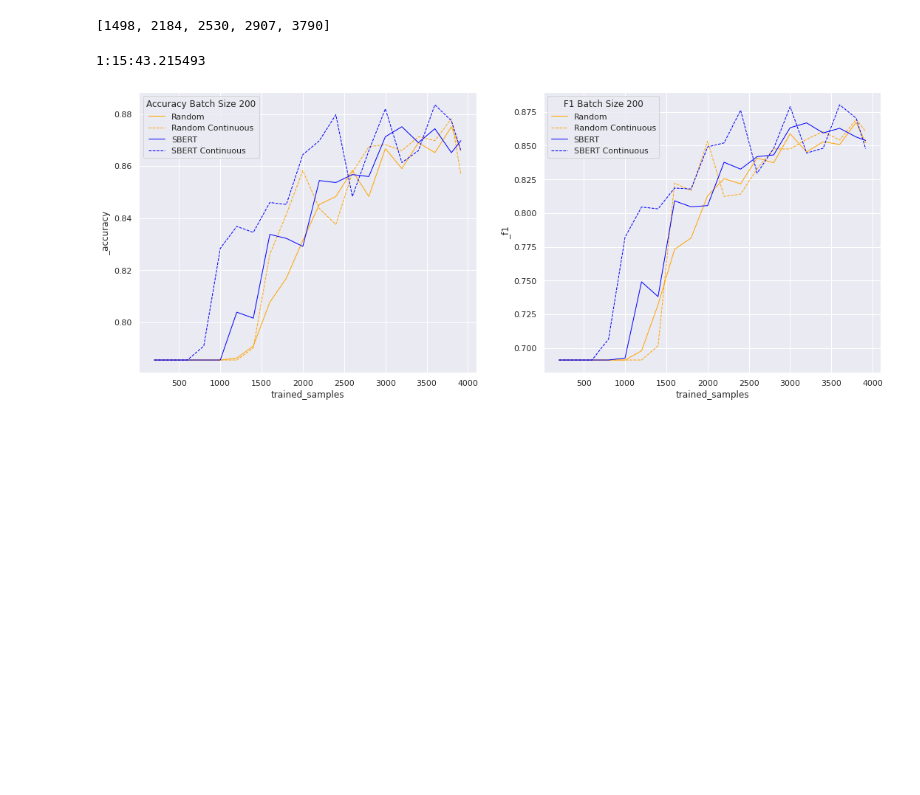
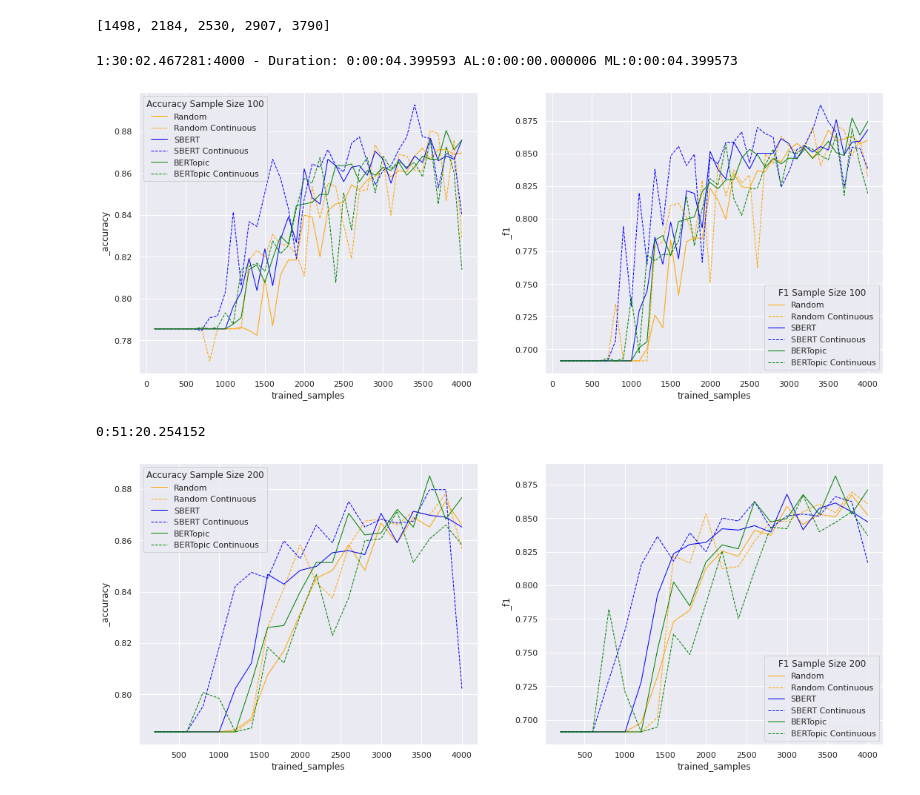
Before and after one commit to kstrassheim/active-learning-with-deep-learning-for-nlp, a Jupyter notebook: prepare.ipynb, the cells around one changed output. Cells and saved outputs as stored; diff of their text form; code cells hidden in the pictures; blank space fills up the shorter version.

```diff
--- a/prepare.ipynb
+++ b/prepare.ipynb
@@ -316,12 +361,13 @@ from datetime import timedelta
+# %%
+ex_100 = run_experiments(X_train, y_train, sample_size=100)
+print(f'{ex_100["duration"]}                                                                       ')
+# %% [output]
+1:30:02.467281:4000 - Duration: 0:00:04.399593 AL:0:00:00.000006 ML:0:00:04.399573
+[figure, added]
 # %%
-start_200 = timer()
-res_rand_200 = apply_active_learning(get_random_sampling_args, X_train, y_train, batch_size=200)
-res_rand_continuous_200 = apply_active_learning(get_random_sampling_args, X_train, y_train, batch_size=200, continuous_mode=True)
-res_sbert_200 = apply_active_learning(get_sbert_centroid_args, X_train, y_train, batch_size=200)
-res_sbert_continuous_200 = apply_active_learning(get_sbert_centroid_args, X_train, y_train, batch_size=200, continuous_mode=True)
-print(timedelta(seconds=timer()-start_200))
-print_plot(res_rand_200, res_rand_continuous_200, res_sbert_200, res_sbert_continuous_200, title="Batch Size 200")
+ex_200 = run_experiments(X_train, y_train, sample_size=200)
+print(f'{ex_200["duration"]}                                                                       ')
 # %% [output]
-1:15:43.215493
+0:51:20.254152
-[figure, old version]
+[figure, new version]
 # %%
```
Also changed, not shown: parts of 14 cells of this notebook, 3 other files.
